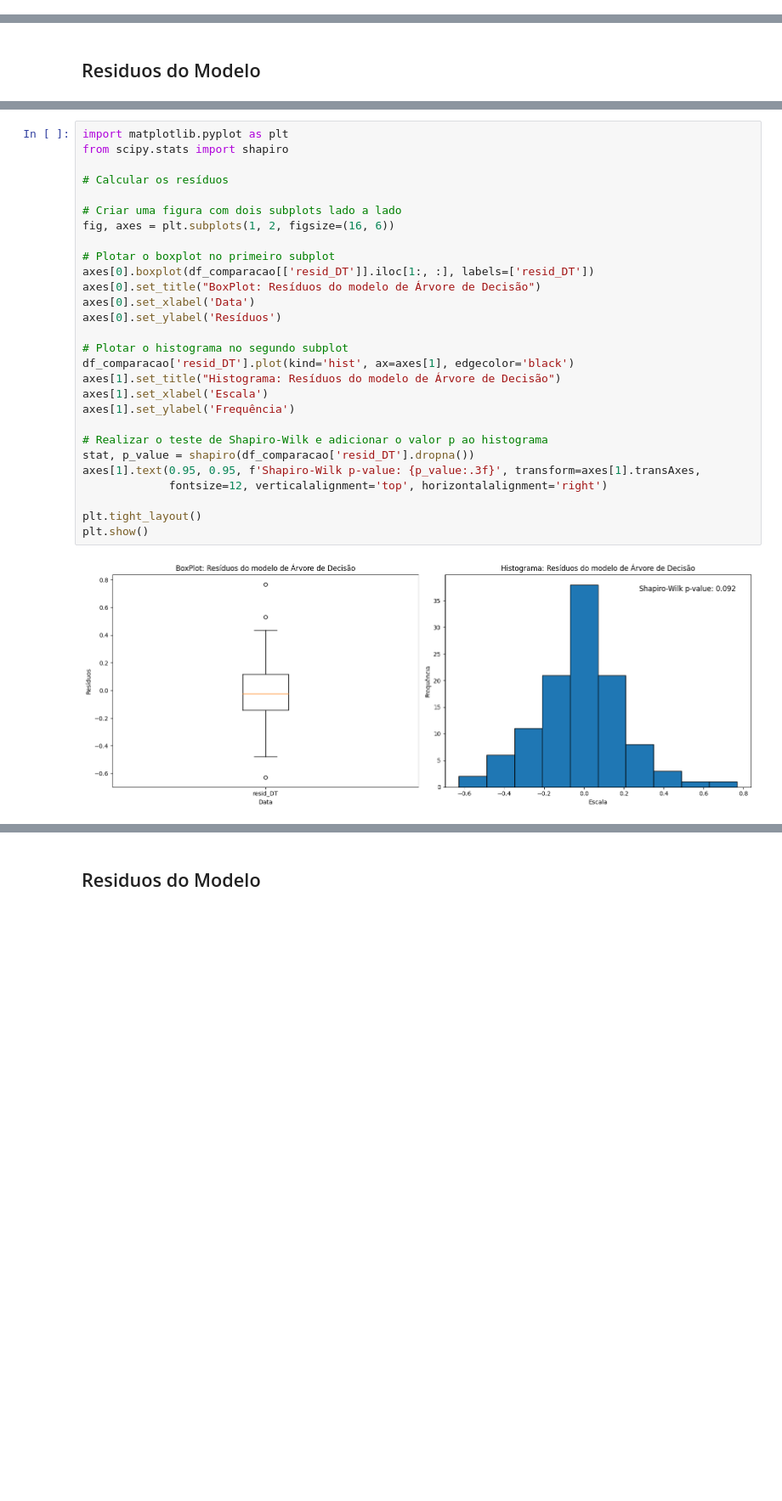
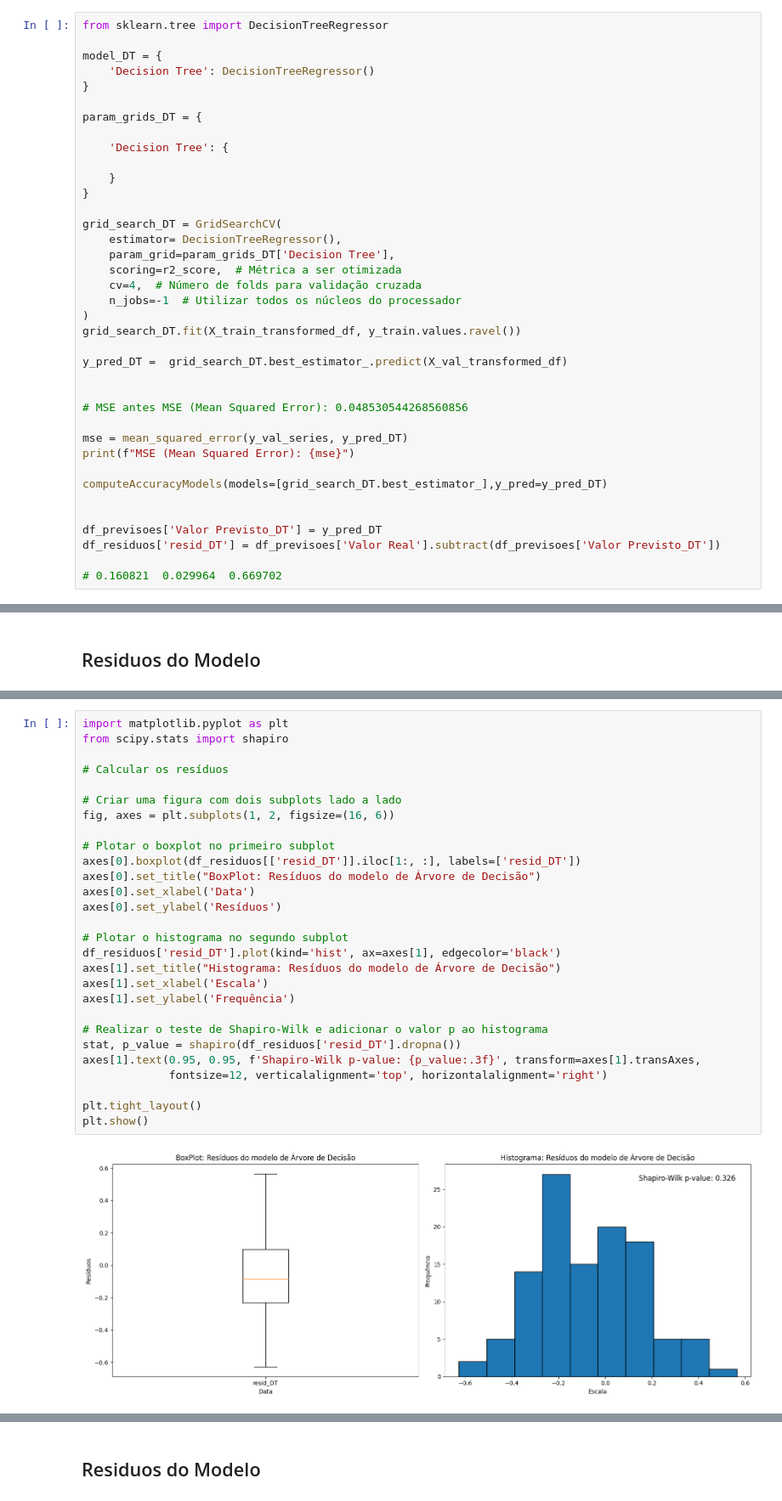
Before and after one commit to KaioBrasildS/Precos-de-Combustiveis-ANP, a Jupyter notebook: notebook_semanal.ipynb, the cells around one changed output, grey strips where cells are left out. Shown at 85% size. Saved outputs shown, nothing was run; the diff lists cells and outputs as text; blank space fills up the shorter version.

```diff
--- a/notebook_semanal.ipynb
+++ b/notebook_semanal.ipynb
@@ -453,0 +834,38 @@ df_comparacao['resid_DT'] = df_comparacao['Valor Real'].subtract(df_comparacao['
+# %%
+from sklearn.tree import DecisionTreeRegressor
+
+model_DT = {
+    'Decision Tree': DecisionTreeRegressor()
+}
+
+param_grids_DT = {
+
+    'Decision Tree': {
+
+    }
+}
+
+grid_search_DT = GridSearchCV(
+    estimator= DecisionTreeRegressor(),
+    param_grid=param_grids_DT['Decision Tree'],
+    scoring=r2_score,  # Métrica a ser otimizada
+    cv=4,  # Número de folds para validação cruzada
+    n_jobs=-1  # Utilizar todos os núcleos do processador
+)
+grid_search_DT.fit(X_train_transformed_df, y_train.values.ravel())
+
+y_pred_DT =  grid_search_DT.best_estimator_.predict(X_val_transformed_df)
+
+
+# MSE antes MSE (Mean Squared Error): 0.048530544268560856
+
+mse = mean_squared_error(y_val_series, y_pred_DT)
+print(f"MSE (Mean Squared Error): {mse}")
+
+computeAccuracyModels(models=[grid_search_DT.best_estimator_],y_pred=y_pred_DT)
+
+
+df_previsoes['Valor Previsto_DT'] = y_pred_DT
+df_residuos['resid_DT'] = df_previsoes['Valor Real'].subtract(df_previsoes['Valor Previsto_DT'])
+
+# 0.160821  0.029964  0.669702
@@ -570,33 +987,33 @@ plt.show()
 # %%
 import matplotlib.pyplot as plt
 from scipy.stats import shapiro
 
 # Calcular os resíduos
 
 # Criar uma figura com dois subplots lado a lado
 fig, axes = plt.subplots(1, 2, figsize=(16, 6))
 
 # Plotar o boxplot no primeiro subplot
-axes[0].boxplot(df_comparacao[['resid_DT']].iloc[1:, :], labels=['resid_DT'])
+axes[0].boxplot(df_residuos[['resid_DT']].iloc[1:, :], labels=['resid_DT'])
 axes[0].set_title("BoxPlot: Resíduos do modelo de Árvore de Decisão")
 axes[0].set_xlabel('Data')
 axes[0].set_ylabel('Resíduos')
 
 # Plotar o histograma no segundo subplot
-df_comparacao['resid_DT'].plot(kind='hist', ax=axes[1], edgecolor='black')
+df_residuos['resid_DT'].plot(kind='hist', ax=axes[1], edgecolor='black')
 axes[1].set_title("Histograma: Resíduos do modelo de Árvore de Decisão")
 axes[1].set_xlabel('Escala')
 axes[1].set_ylabel('Frequência')
 
 # Realizar o teste de Shapiro-Wilk e adicionar o valor p ao histograma
-stat, p_value = shapiro(df_comparacao['resid_DT'].dropna())
+stat, p_value = shapiro(df_residuos['resid_DT'].dropna())
 axes[1].text(0.95, 0.95, f'Shapiro-Wilk p-value: {p_value:.3f}', transform=axes[1].transAxes,
              fontsize=12, verticalalignment='top', horizontalalignment='right')
 
 plt.tight_layout()
 plt.show()
 # %% [output]
-[figure, old version]
+[figure, new version]
 # %%
 from scipy.stats import shapiro
 
```
Also changed, not shown: parts of 42 cells of this notebook, 1 other file.
